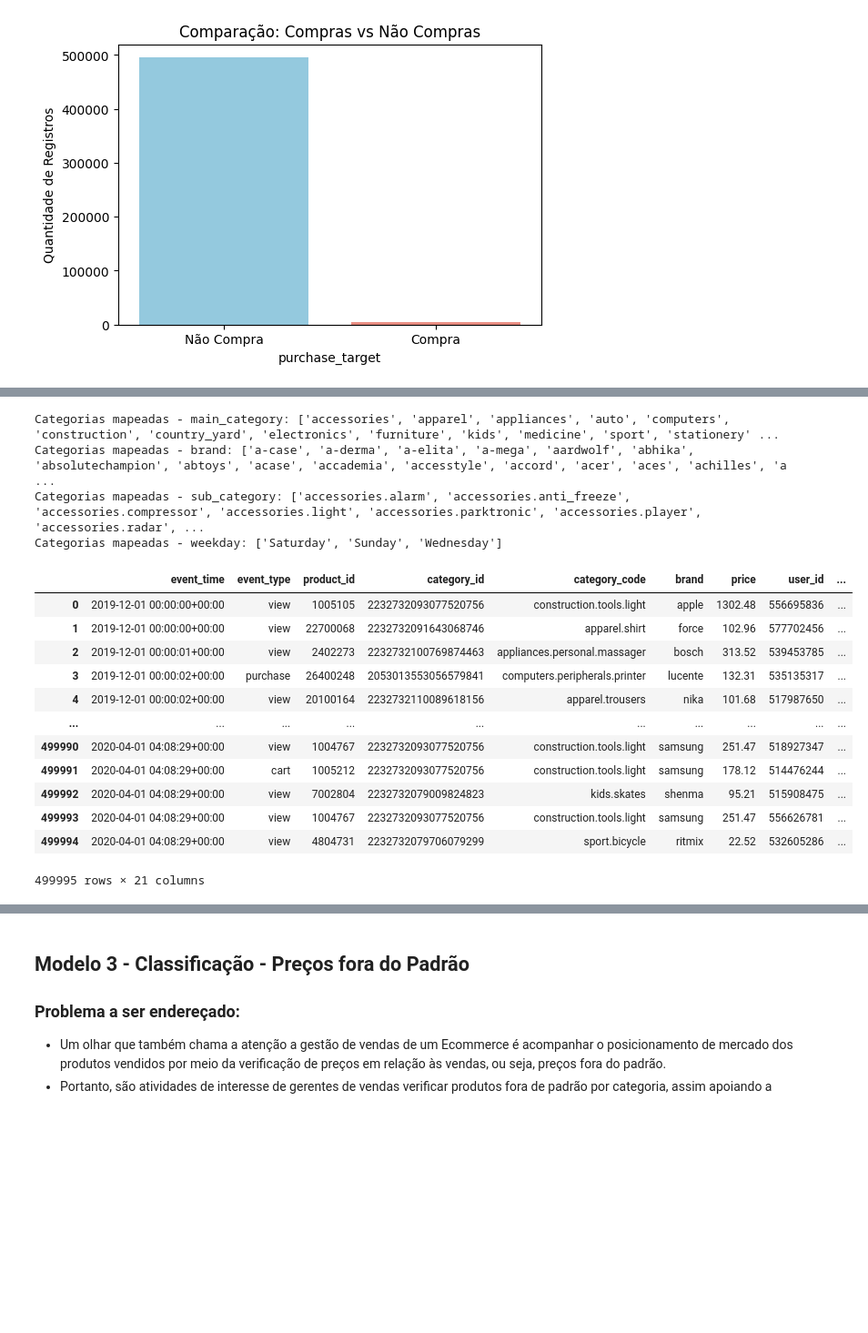
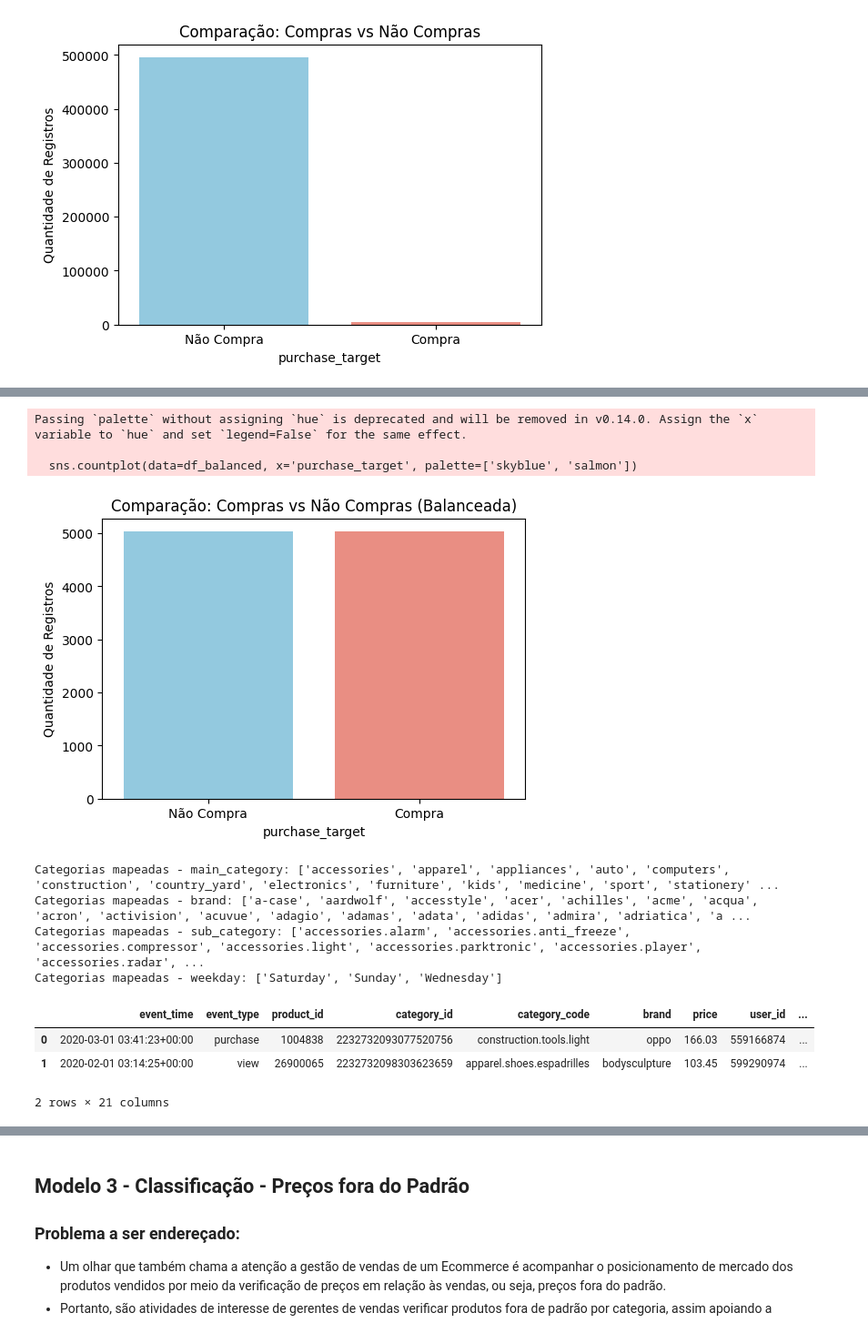
Before and after one commit to Grupo-61/techchallenge03, a Jupyter notebook: Tech Challenge 3.ipynb, the cells around one changed output, grey strips where cells are left out. Shown at 91% size. Saved outputs shown, nothing was run; the diff lists cells and outputs as text; code cells hidden in the pictures; blank space fills up the shorter version.

```diff
--- a/Tech Challenge 3.ipynb
+++ b/Tech Challenge 3.ipynb
@@ -1410,9 +1410,29 @@ Passing `palette` without assigning `hue` is deprecated and will be removed in v
 
   sns.countplot(data=df_trat, x='purchase_target', palette=['skyblue', 'salmon'])
 [figure]
+# %%
+# Balanceando a base
+
+from sklearn.utils import resample
+
+# Separar classes
+df_majority = df_trat[df_trat['purchase_target'] == 0]
+df_minority = df_trat[df_trat['purchase_target'] == 1]
+
+# Undersample da classe majoritária
+df_majority_downsampled = resample(
+    df_majority,
+    replace=False,
+    n_samples=len(df_minority),
+    random_state=42
+)
+
+# Combinar e embaralhar
+df_balanced = pd.concat([df_majority_downsampled, df_minority])
+df_balanced = df_balanced.sample(frac=1, random_state=42)
 # %%
 # Agrupar por usuário/sessão para contagem de quantas vezes o cliente comprou (event_type=cart) e quantidade de produtos (product_id no carrinho de compras)
-session_features = df_trat.groupby("user_session").agg({
+session_features = df_balanced.groupby("user_session").agg({
     "event_type": lambda x: (x=="cart").sum(),  # contador de quantas vezes adicionou ao carrinho (quanto mais, mais demonstra interesse na compra)
     "product_id": "count"                       # contador de quantos produtos inseriu no carrinho (quanto mais, mais demonstra interesse na compra e compra é mais qualificada)
 }).rename(columns={"event_type":"add_to_cart_count","product_id":"views_count"})
@@ -1437,8 +1457,8 @@ ffff5194-3aed-4445-b308-17810d045950                  0           12
 # %%
 # Merge dos dados processados com o dataframe original
 session_features = session_features.reset_index()
-df_trat = df_trat.merge(session_features, on="user_session", how="left")
+df_balanced = df_balanced.merge(session_features, on="user_session", how="left")
 
-df_trat
+df_balanced.head(2)
 # %% [output]
 |  | event_time | event_type | product_id | category_id | category_code | brand | price | user_id | ... |
@@ -1477,3 +1487,16 @@ memory usage: 64.8+ MB
+# %%
+# Gráfico comparativo - Quantidade de Compras (purchase=1)
+plt.figure(figsize=(6,4))
+sns.countplot(data=df_balanced, x='purchase_target', palette=['skyblue', 'salmon'])
+plt.xticks([0,1], ['Não Compra', 'Compra'])
+plt.ylabel('Quantidade de Registros')
+plt.title('Comparação: Compras vs Não Compras (Balanceada)')
+plt.show()
+# %% [output]
+Passing `palette` without assigning `hue` is deprecated and will be removed in v0.14.0. Assign the `x` variable to `hue` and set `legend=False` for the same effect.
+
+  sns.countplot(data=df_balanced, x='purchase_target', palette=['skyblue', 'salmon'])
+[figure, added]
 # %%
 # Codificação das variáveis categóricas para o Modelo
 from sklearn.preprocessing import LabelEncoder
@@ -1485,10 +1508,10 @@ le_sub_category = LabelEncoder()
 le_weekday = LabelEncoder()
 
 # Aplicando LabelEncoder em cada coluna do df_trat
-df_trat['main_category_encoded'] = le_main_category.fit_transform(df_trat['main_category'])
-df_trat['sub_category_encoded'] = le_sub_category.fit_transform(df_trat['sub_category'])
-df_trat['brand_encoded'] = le_brand.fit_transform(df_trat['brand'])
-df_trat['weekday_encoded'] = le_weekday.fit_transform(df_trat['weekday'])
+df_balanced['main_category_encoded'] = le_main_category.fit_transform(df_balanced['main_category'])
+df_balanced['sub_category_encoded'] = le_sub_category.fit_transform(df_balanced['sub_category'])
+df_balanced['brand_encoded'] = le_brand.fit_transform(df_balanced['brand'])
+df_balanced['weekday_encoded'] = le_weekday.fit_transform(df_balanced['weekday'])
 
 # Mostrar mapeamento das categorias
 print("\nCategorias mapeadas - main_category:", list(le_main_category.classes_))
@@ -1497,25 +1520,16 @@ print("Categorias mapeadas - sub_category:", list(le_sub_category.classes_))
 print("Categorias mapeadas - weekday:", list(le_weekday.classes_))
 # %% [output]
 Categorias mapeadas - main_category: ['accessories', 'apparel', 'appliances', 'auto', 'computers', 'construction', 'country_yard', 'electronics', 'furniture', 'kids', 'medicine', 'sport', 'stationery' ...
-Categorias mapeadas - brand: ['a-case', 'a-derma', 'a-elita', 'a-mega', 'aardwolf', 'abhika', 'absolutechampion', 'abtoys', 'acase', 'accademia', 'accesstyle', 'accord', 'acer', 'aces', 'achilles', 'a ...
+Categorias mapeadas - brand: ['a-case', 'aardwolf', 'accesstyle', 'acer', 'achilles', 'acme', 'acqua', 'acron', 'activision', 'acuvue', 'adagio', 'adamas', 'adata', 'adidas', 'admira', 'adriatica', 'a ...
 Categorias mapeadas - sub_category: ['accessories.alarm', 'accessories.anti_freeze', 'accessories.compressor', 'accessories.light', 'accessories.parktronic', 'accessories.player', 'accessories.radar', ...
 Categorias mapeadas - weekday: ['Saturday', 'Sunday', 'Wednesday']
 # %%
-df_trat
+df_balanced.head(2)
 # %% [output]
 |  | event_time | event_type | product_id | category_id | category_code | brand | price | user_id | ... |
-| 0 | 2019-12-01 00:00:00+00:00 | view | 1005105 | 2232732093077520756 | construction.tools.light | apple | 1302.48 | 556695836 | ... |
-| 1 | 2019-12-01 00:00:00+00:00 | view | 22700068 | 2232732091643068746 | apparel.shirt | force | 102.96 | 577702456 | ... |
-| 2 | 2019-12-01 00:00:01+00:00 | view | 2402273 | 2232732100769874463 | appliances.personal.massager | bosch | 313.52 | 539453785 | ... |
-| 3 | 2019-12-01 00:00:02+00:00 | purchase | 26400248 | 2053013553056579841 | computers.peripherals.printer | lucente | 132.31 | 535135317 | ... |
-| 4 | 2019-12-01 00:00:02+00:00 | view | 20100164 | 2232732110089618156 | apparel.trousers | nika | 101.68 | 517987650 | ... |
-| ... | ... | ... | ... | ... | ... | ... | ... | ... | ... |
-| 499990 | 2020-04-01 04:08:29+00:00 | view | 1004767 | 2232732093077520756 | construction.tools.light | samsung | 251.47 | 518927347 | ... |
-| 499991 | 2020-04-01 04:08:29+00:00 | cart | 1005212 | 2232732093077520756 | construction.tools.light | samsung | 178.12 | 514476244 | ... |
-| 499992 | 2020-04-01 04:08:29+00:00 | view | 7002804 | 2232732079009824823 | kids.skates | shenma | 95.21 | 515908475 | ... |
-| 499993 | 2020-04-01 04:08:29+00:00 | view | 1004767 | 2232732093077520756 | construction.tools.light | samsung | 251.47 | 556626781 | ... |
-| 499994 | 2020-04-01 04:08:29+00:00 | view | 4804731 | 2232732079706079299 | sport.bicycle | ritmix | 22.52 | 532605286 | ... |
+| 0 | 2020-03-01 03:41:23+00:00 | purchase | 1004838 | 2232732093077520756 | construction.tools.light | oppo | 166.03 | 559166874 | ... |
+| 1 | 2020-02-01 03:14:25+00:00 | view | 26900065 | 2232732098303623659 | apparel.shoes.espadrilles | bodysculpture | 103.45 | 599290974 | ... |
-499995 rows × 21 columns
+2 rows × 21 columns
 # %%
 # Seleção de features de interesse para classificação
 # Selecionar features
```
Also changed, not shown: parts of 15 cells of this notebook, 5 other files.
